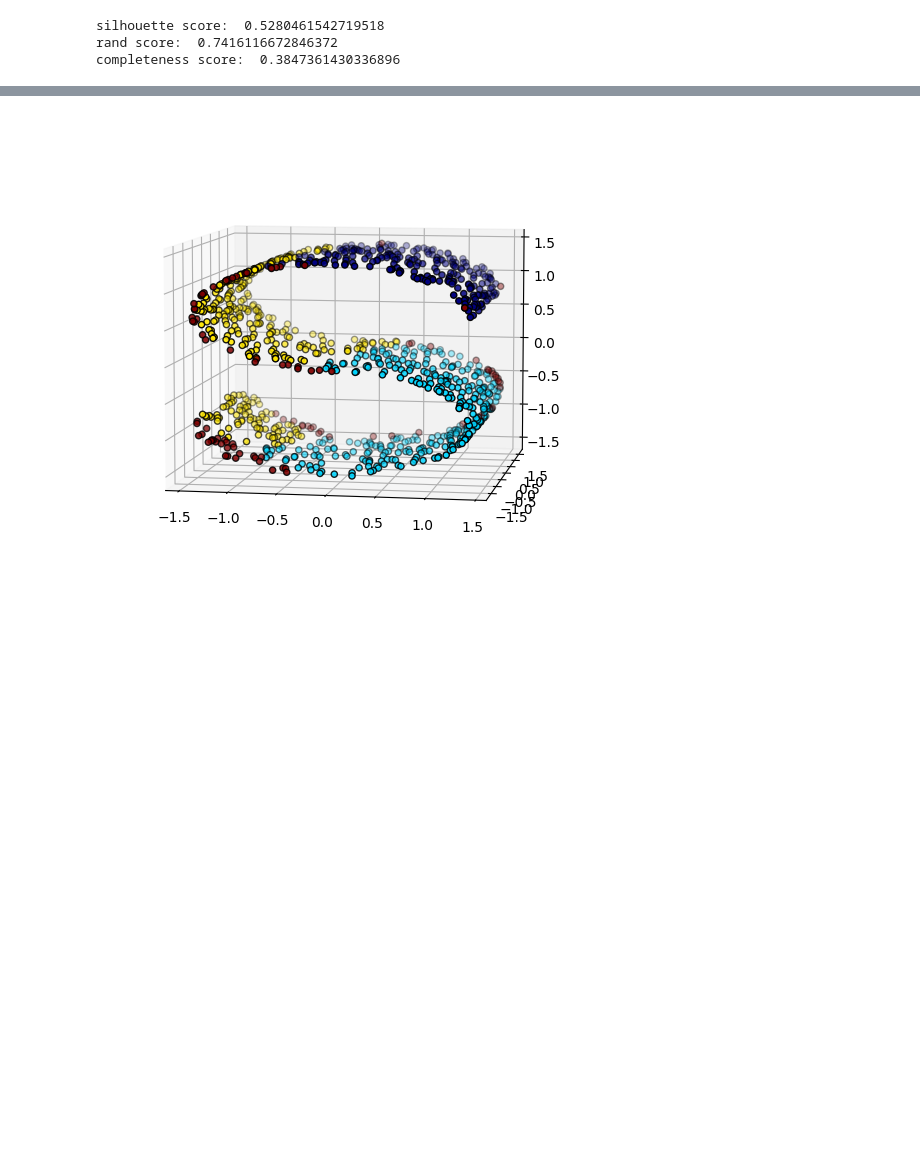
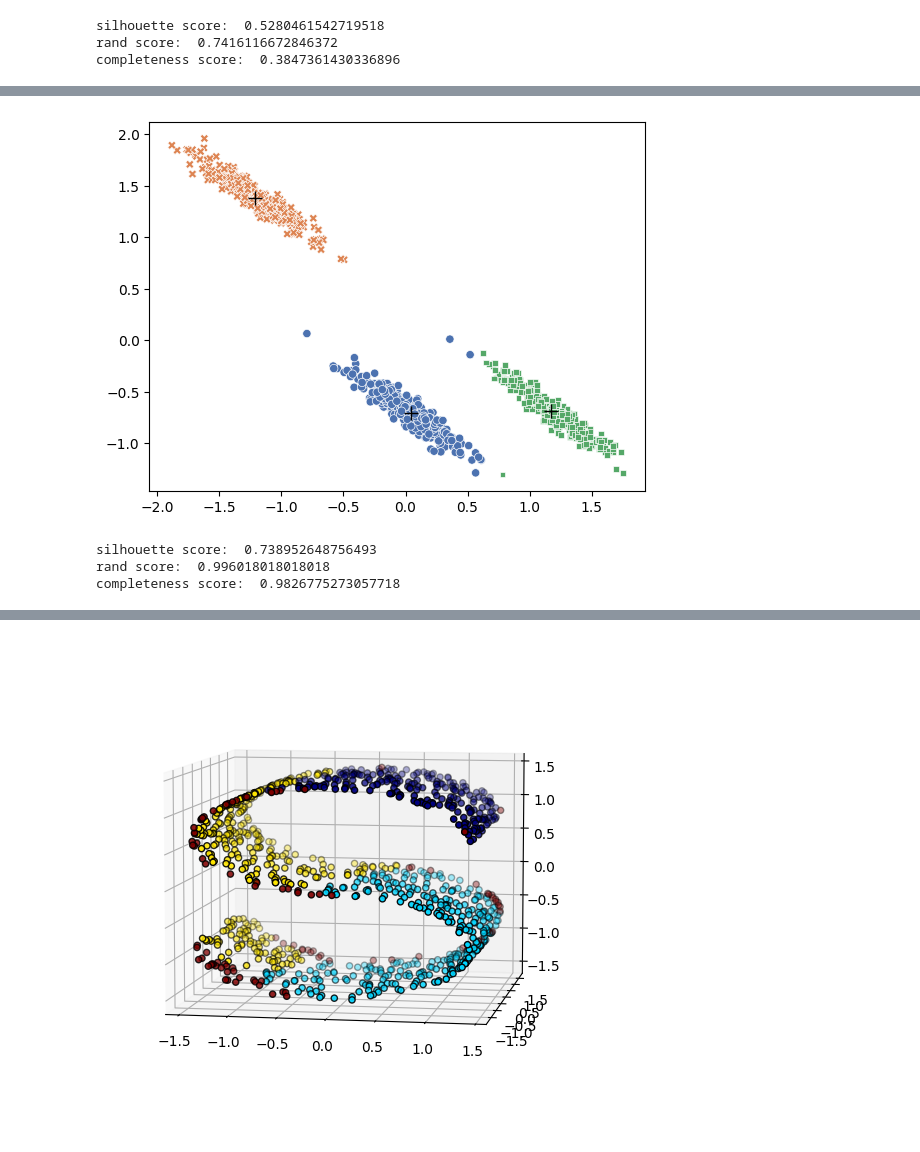
Before and after one commit to ArthRie/trimkmeans, a Jupyter notebook: metric_evaluation.ipynb, the cells around one changed output, grey strips where cells are left out. Saved outputs shown, nothing was run; the diff lists cells and outputs as text; code cells hidden in the pictures; blank space fills up the shorter version.

```diff
--- a/metric_evaluation.ipynb
+++ b/metric_evaluation.ipynb
@@ -321,0 +378,8 @@ completeness score:  0.3847361430336896
+# %%
+#anisotropicly_distributed kmeans
+plot_clustering(1000, 3, distribution= 'anisotropicly_distributed', cluster_method= 'kmeans',  metrics = METRICS)
+# %% [output]
+[figure, added]
+silhouette score:  0.738952648756493
+rand score:  0.996018018018018
+completeness score:  0.9826775273057718
```
Also changed, not shown: parts of 9 cells of this notebook.
